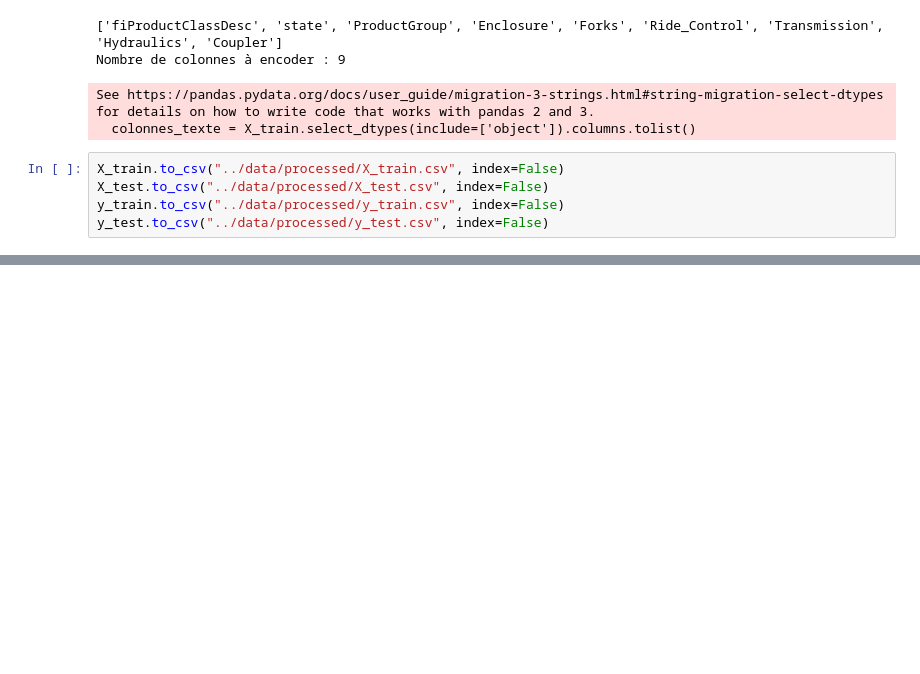
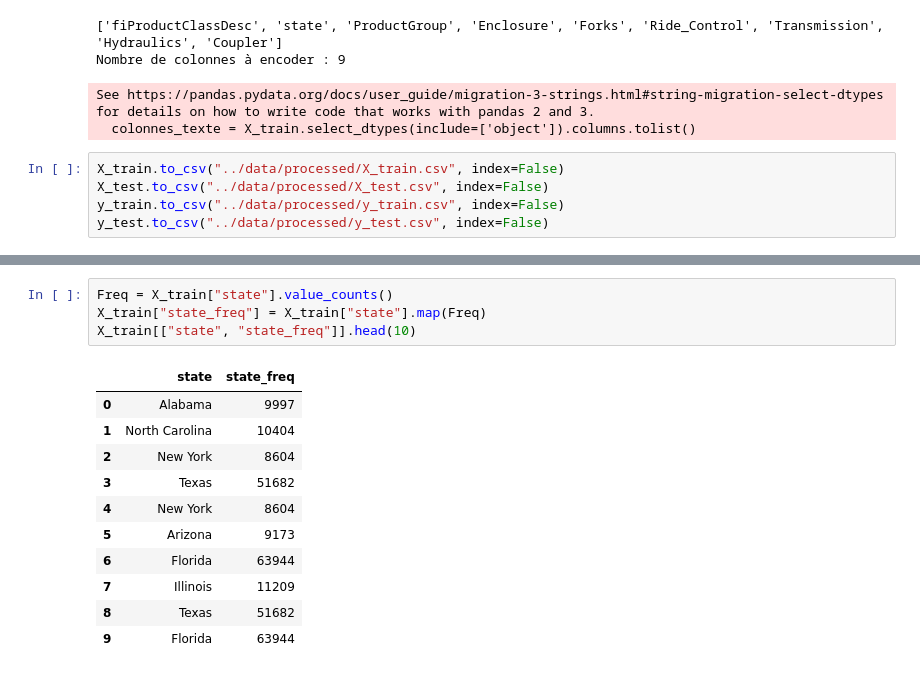
Before and after one commit to AbramLakhvinder/asset-valuation-project, a Jupyter notebook: notebooks/02_preparation_modeling.ipynb, the cells around one changed output, grey strips where cells are left out. Saved outputs shown, nothing was run; the diff lists cells and outputs as text; blank space fills up the shorter version.

```diff
--- a/notebooks/02_preparation_modeling.ipynb
+++ b/notebooks/02_preparation_modeling.ipynb
@@ -130,0 +321,16 @@ y_test.shape
+# %%
+Freq = X_train["state"].value_counts()
+X_train["state_freq"] = X_train["state"].map(Freq)
+X_train[["state", "state_freq"]].head(10)
+# %% [output]
+|  | state | state_freq |
+| 0 | Alabama | 9997 |
+| 1 | North Carolina | 10404 |
+| 2 | New York | 8604 |
+| 3 | Texas | 51682 |
+| 4 | New York | 8604 |
+| 5 | Arizona | 9173 |
+| 6 | Florida | 63944 |
+| 7 | Illinois | 11209 |
+| 8 | Texas | 51682 |
+| 9 | Florida | 63944 |
```
Also changed, not shown: parts of 29 cells of this notebook, 1 other file.
